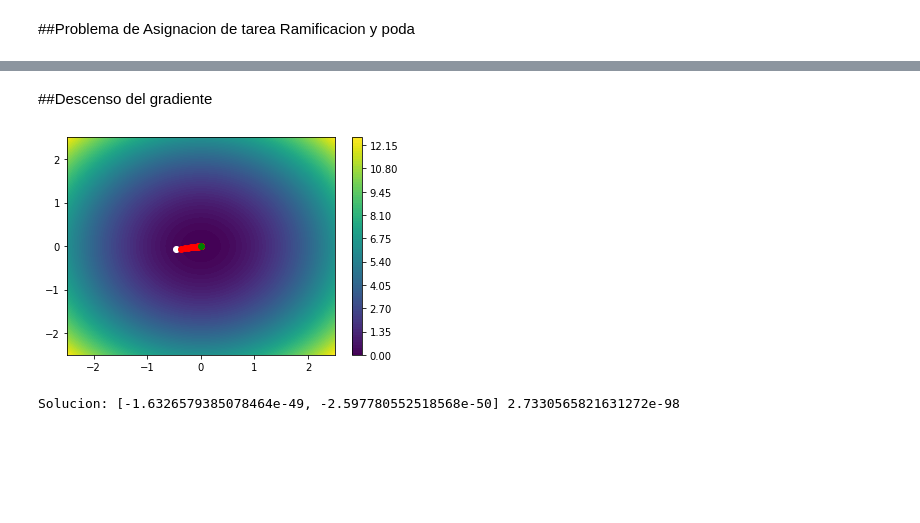
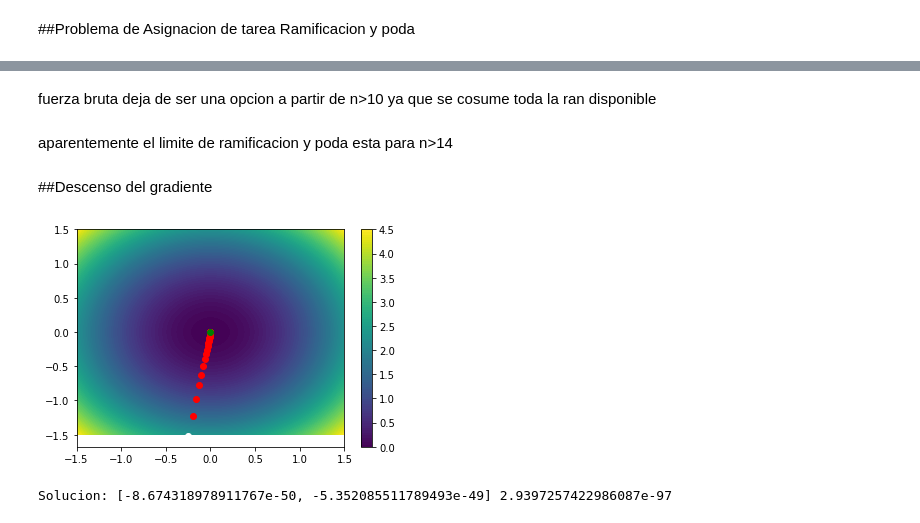
Before and after one commit to AitorNogalesOrue/03MAIR-Algoritmos-de-Optimizacion, a Jupyter notebook: AitorNogales_AG2.ipynb, the cells around one changed output, grey strips where cells are left out. Saved outputs shown, nothing was run; the diff lists cells and outputs as text; code cells hidden in the pictures; blank space fills up the shorter version.

```diff
--- a/AitorNogales_AG2.ipynb
+++ b/AitorNogales_AG2.ipynb
@@ -177,3 +220,7 @@ ramificacion_y_poda(COSTES)
+# %% [markdown]
+fuerza bruta deja de ser una opcion a partir de n>10 ya que se cosume toda la ran disponible
+# %% [markdown]
+aparentemente el limite de ramificacion y poda esta para n>14
 # %% [markdown]
 ##Descenso del gradiente
 # %%
@@ -189,35 +236,35 @@ df = lambda X: [2*X[0] , 2*X[1]]         #Gradiente
 
 #Prepara los datos para dibujar mapa de niveles de Z
 resolucion = 100
-rango=2.5
+rango=1.5
 X=np.linspace(-rango,rango,resolucion)
 Y=np.linspace(-rango,rango,resolucion)
 Z=np.zeros((resolucion,resolucion))
 for ix,x in enumerate(X):
   for iy,y in enumerate(Y):
     Z[iy,ix] = f([x,y])
 
 #Pinta el mapa de niveles de Z
 plt.contourf(X,Y,Z,resolucion)
 plt.colorbar()
 
 #Generamos un punto aleatorio
 P=[random.uniform(-2,2  ),random.uniform(-2,2 ) ]
 plt.plot(P[0],P[1],"o",c="white")
 
 #Tasa de aprendizaje
 TA=.1
 
 #Iteraciones
 for _ in range(500):
   grad = df(P)
   #print(P,grad)
   P[0],P[1] = P[0] - TA*grad[0] , P[1] - TA*grad[1]
   plt.plot(P[0],P[1],"o",c="red")
 
 plt.plot(P[0],P[1],"o",c="green")
 plt.show()
 print("Solucion:" , P , f(P))
 # %% [output]
-[figure, old version]
+[figure, new version]
-Solucion: [-1.6326579385078464e-49, -2.597780552518568e-50] 2.7330565821631272e-98
+Solucion: [-8.674318978911767e-50, -5.352085511789493e-49] 2.9397257422986087e-97
```
Also changed, not shown: parts of 6 cells of this notebook.
